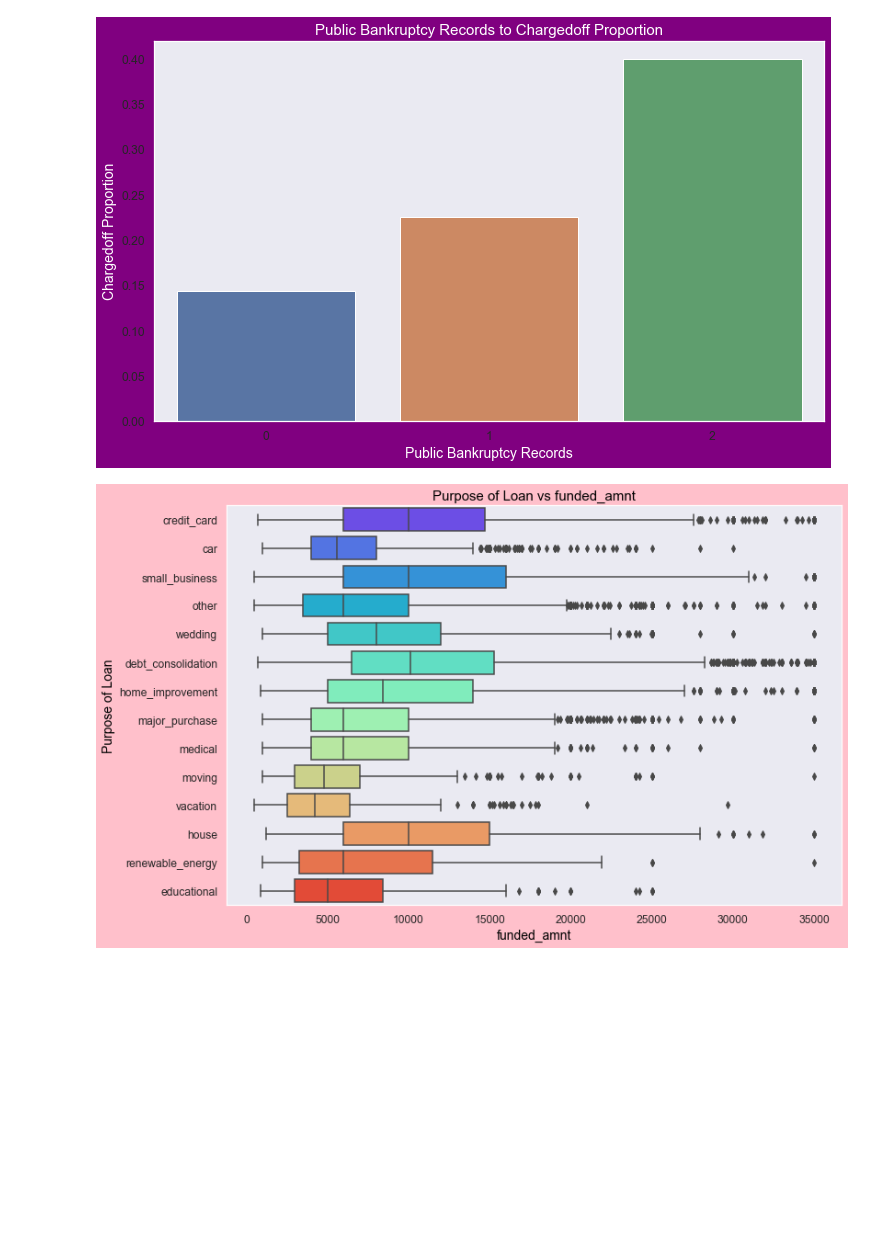
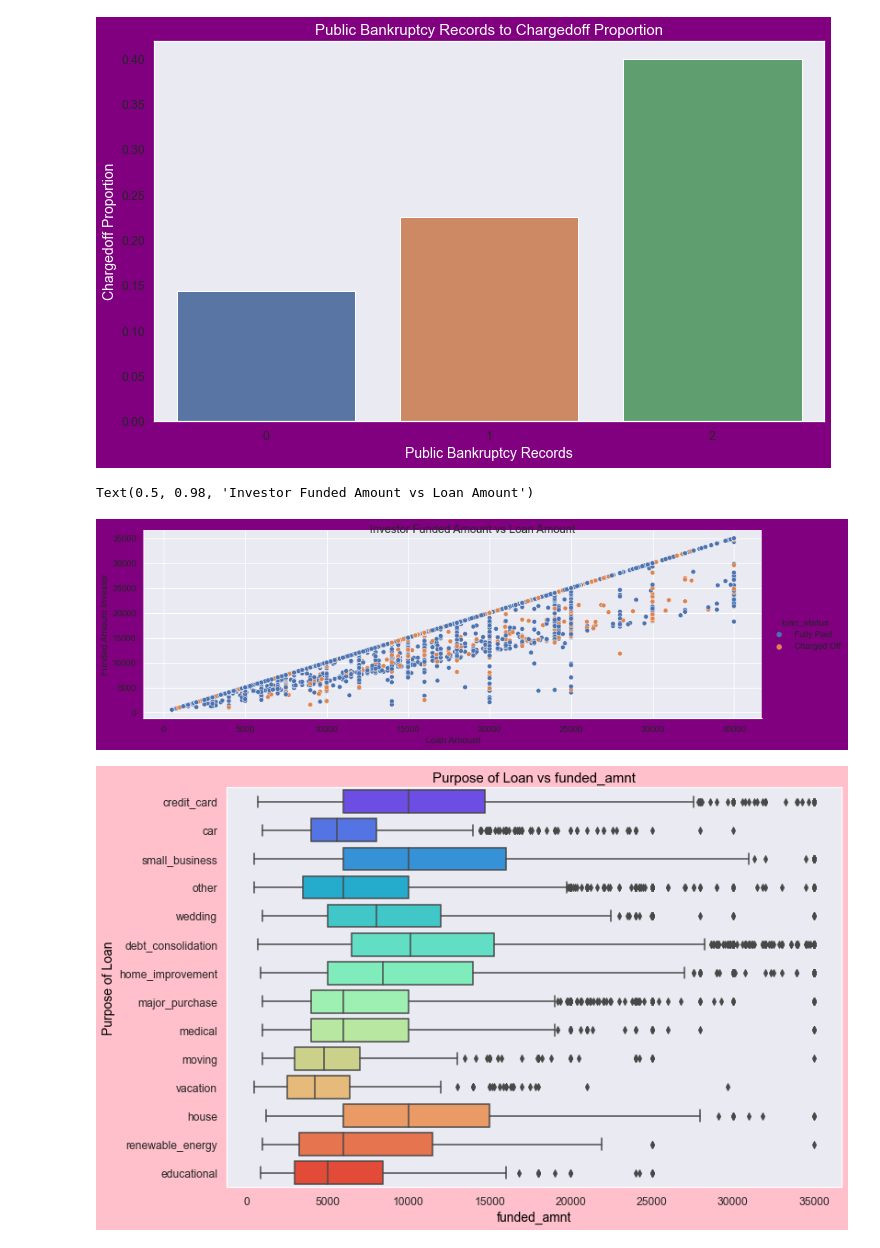
Before and after one commit to mikirath/LendingClubCaseStudy, a Jupyter notebook: M_Somasekhara_Reddy.ipynb, the cells around one changed output. Cells and saved outputs as stored; diff of their text form; code cells hidden in the pictures; blank space fills up the shorter version.

```diff
--- a/M_Somasekhara_Reddy.ipynb
+++ b/M_Somasekhara_Reddy.ipynb
@@ -1047,6 +1049,20 @@ plt.show()
 # People who have defaulted before are more likely to default in future as well.
 # %% [output]
 [figure]
+# %%
+# Funded Amount by Investor vs Loan Amount
+ax = sns.relplot(y="funded_amnt", x="loan_amnt", hue = 'loan_status', data=loan_CS_1,
+                 height = 4, aspect = 3, legend='auto')
+sns.set(rc={'figure.facecolor':'purple'})
+ax.set_axis_labels("Loan Amount", "Funded Amount Investor")
+ax.fig.suptitle('Investor Funded Amount vs Loan Amount')
+# Observations:
+# There seems to be a linear relationship between Funded amount by Investor and Loan Amount for Fully Paid.
+# There seems to be no relationship between Funded amount by Investor and Loan Amount for Charged Off customers.
+# There are no values above the linear line.
+# %% [output]
+Text(0.5, 0.98, 'Investor Funded Amount vs Loan Amount')
+[figure, added]
 # %%
 # Bivariate Analysis - Purpose of loan vs Funded amount
 # Box Plot
```
Also changed, not shown: parts of 12 cells of this notebook.
